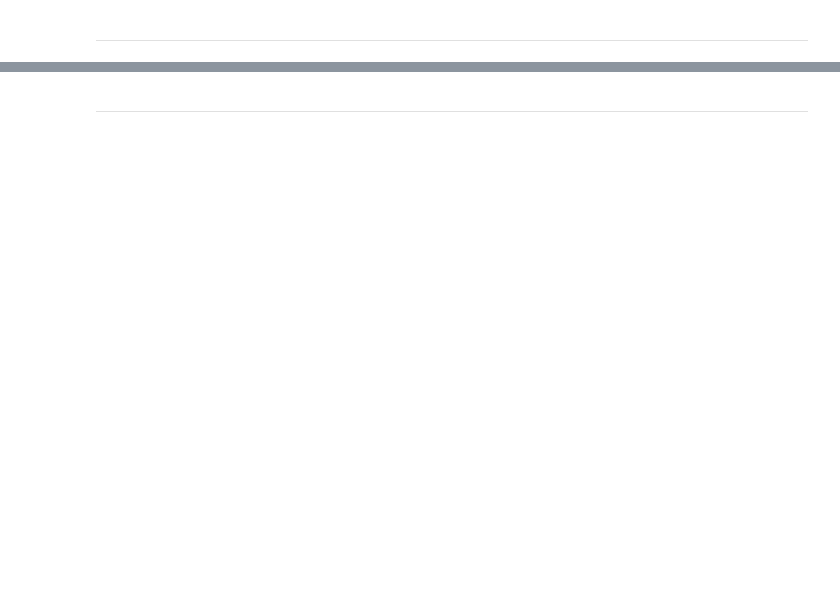
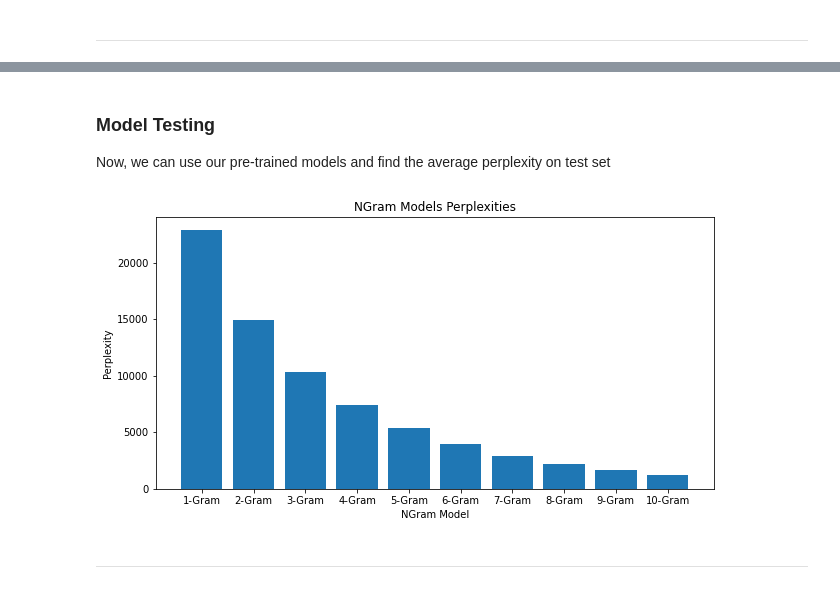
Before and after one commit to ckoliber/nlpexercises, a Jupyter notebook: src/exercise1.ipynb, the cells around one changed output, grey strips where cells are left out. Cells and saved outputs as stored; diff of their text form; code cells hidden in the pictures; blank space fills up the shorter version.

```diff
--- a/src/exercise1.ipynb
+++ b/src/exercise1.ipynb
@@ -95,2 +222,19 @@ model.transform(data_features[:1])
+# %% [markdown]
+### Model Testing
+
+Now, we can use our pre-trained models and find the average perplexity on test set
+# %%
+labels = [f"{i + 1}-Gram" for i in range(10)]
+perplexities = [models[i].perplexity(''.join(test_features)) for i in range(10)]
+
+
+plt.figure(figsize=(10, 5))
+plt.bar(labels, perplexities)
+plt.xlabel("NGram Model")
+plt.ylabel("Perplexity")
+plt.title("NGram Models Perplexities")
+plt.show()
+# %% [output]
+[figure, added]
 # %% [markdown]
 ---
```
Also changed, not shown: parts of 12 cells of this notebook.
